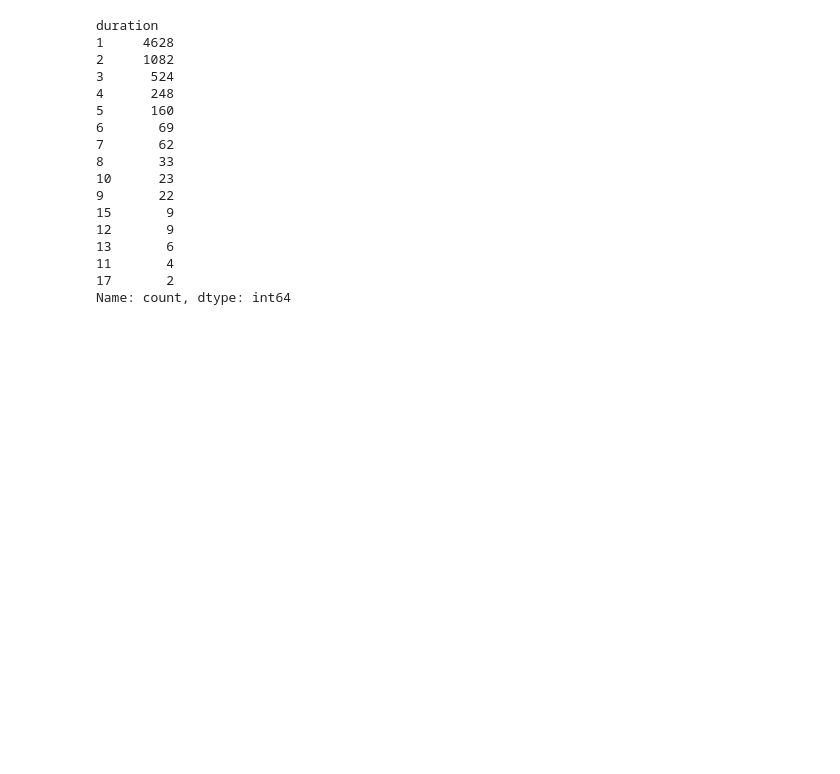
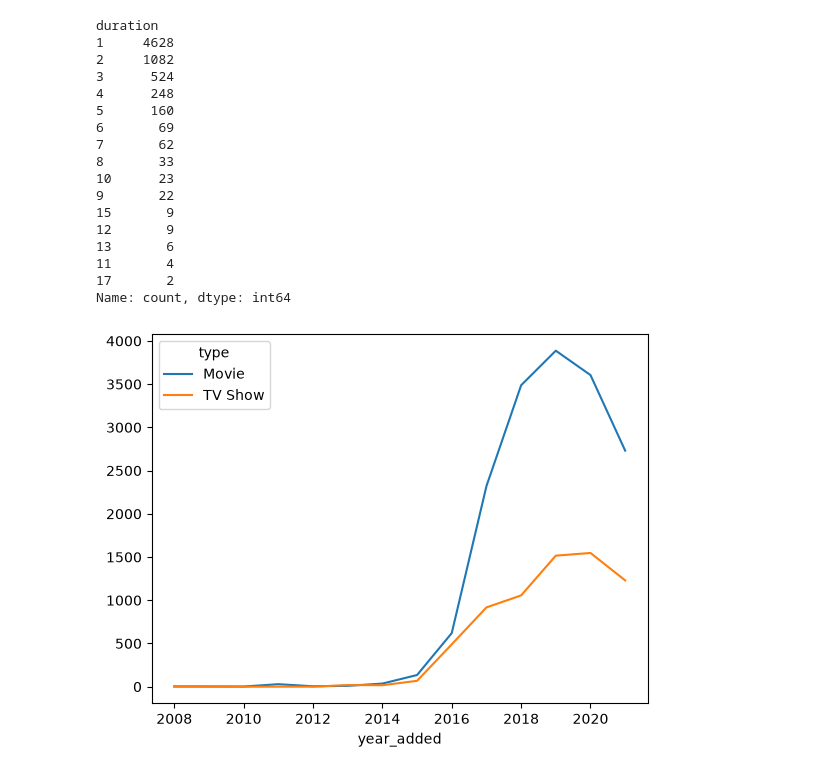
Before and after one commit to bilalerremach/netflix-content-trends, a Jupyter notebook: notebooks/netflix_analysis.ipynb, the cells around one changed output. Drawn from its saved outputs; the diff is of its cells as text; code cells hidden in the pictures; blank space fills up the shorter version.

```diff
--- a/notebooks/netflix_analysis.ipynb
+++ b/notebooks/netflix_analysis.ipynb
@@ -228,7 +228,8 @@ df.groupby(['type', 'release_year']).size().unstack().fillna(0)
 2 rows × 74 columns
 # %%
 #Content added per year
-df.groupby(['type', 'year_added']).size().unstack().fillna(0)
+df_content_added_per_year = df.groupby(['type', 'year_added']).size().unstack().fillna(0)
+df_content_added_per_year
 # %% [output]
 | year_added | 2008 | 2009 | 2010 | 2011 | 2012 | 2013 | 2014 | 2015 | 2016 | 2017 | 2018 | ... |
 | type |  |  |  |  |  |  |  |  |  |  |  | ... |
@@ -332,3 +333,11 @@ duration
 11       4
 17       2
 Name: count, dtype: int64
+# %%
+#content added per year by type line chart
+df_content_added_per_year.T.plot()
+
+#saving the figure to images folder
+plt.savefig('../images/content_added_per_year.png', dpi=300, bbox_inches='tight')
+# %% [output]
+[figure, added]
```
Also changed, not shown: 1 other file.
